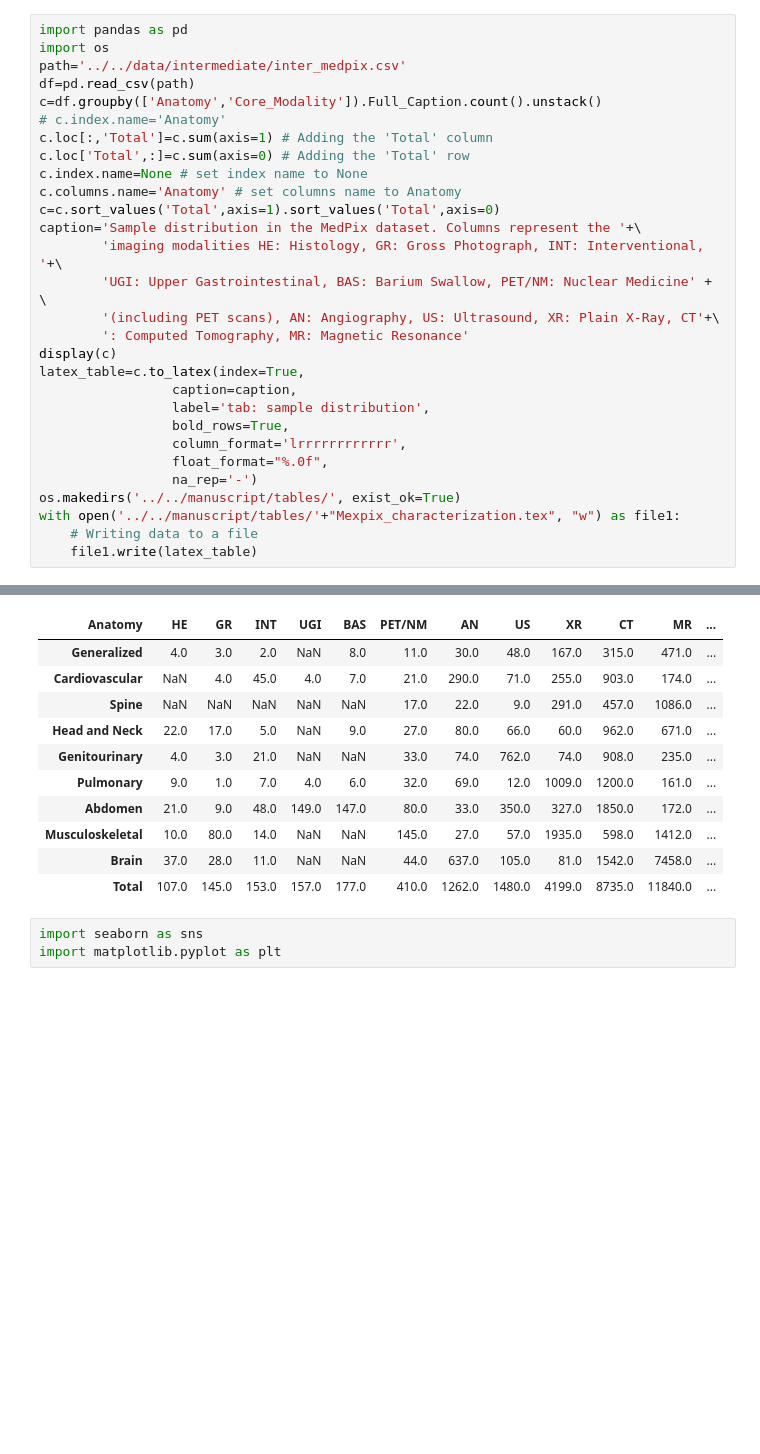
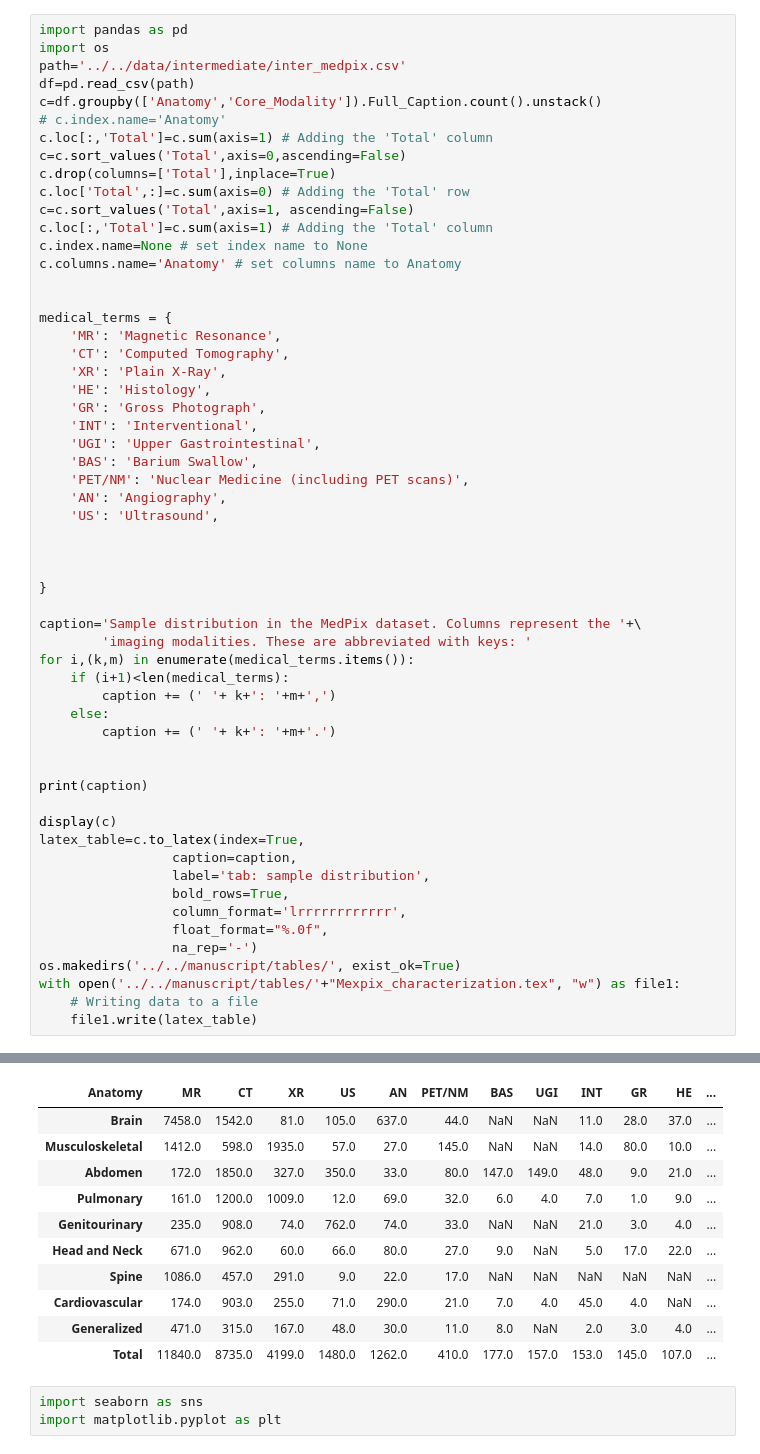
Before and after one commit to DanielVelaJ/MedClip, a Jupyter notebook: src/characterization/Medpix_Characterization.ipynb, the cells around one changed output, grey strips where cells are left out. Cells and saved outputs as stored; diff of their text form; blank space fills up the shorter version.

```diff
--- a/src/characterization/Medpix_Characterization.ipynb
+++ b/src/characterization/Medpix_Characterization.ipynb
@@ -6,15 +6,43 @@ df=pd.read_csv(path)
 c=df.groupby(['Anatomy','Core_Modality']).Full_Caption.count().unstack()
 # c.index.name='Anatomy'
 c.loc[:,'Total']=c.sum(axis=1) # Adding the 'Total' column
+c=c.sort_values('Total',axis=0,ascending=False)
+c.drop(columns=['Total'],inplace=True)
 c.loc['Total',:]=c.sum(axis=0) # Adding the 'Total' row
+c=c.sort_values('Total',axis=1, ascending=False)
+c.loc[:,'Total']=c.sum(axis=1) # Adding the 'Total' column
 c.index.name=None # set index name to None
 c.columns.name='Anatomy' # set columns name to Anatomy
-c=c.sort_values('Total',axis=1).sort_values('Total',axis=0)
+
+
+medical_terms = {
+    'MR': 'Magnetic Resonance',
+    'CT': 'Computed Tomography',
+    'XR': 'Plain X-Ray',
+    'HE': 'Histology',
+    'GR': 'Gross Photograph',
+    'INT': 'Interventional',
+    'UGI': 'Upper Gastrointestinal',
+    'BAS': 'Barium Swallow',
+    'PET/NM': 'Nuclear Medicine (including PET scans)',
+    'AN': 'Angiography',
+    'US': 'Ultrasound',
+
+
+
+}
+
 caption='Sample distribution in the MedPix dataset. Columns represent the '+\
-        'imaging modalities HE: Histology, GR: Gross Photograph, INT: Interventional, '+\
-        'UGI: Upper Gastrointestinal, BAS: Barium Swallow, PET/NM: Nuclear Medicine' + \
-        '(including PET scans), AN: Angiography, US: Ultrasound, XR: Plain X-Ray, CT'+\
-        ': Computed Tomography, MR: Magnetic Resonance'
+        'imaging modalities. These are abbreviated with keys: '
+for i,(k,m) in enumerate(medical_terms.items()):
+    if (i+1)<len(medical_terms):
+        caption += (' '+ k+': '+m+',')
+    else:
+        caption += (' '+ k+': '+m+'.')
+
+
+print(caption)
+
 display(c)
 latex_table=c.to_latex(index=True,
                  caption=caption,
@@ -31,14 +60,14 @@ with open('../../manuscript/tables/'+"Mexpix_characterization.tex", "w") as file
-| Anatomy | HE | GR | INT | UGI | BAS | PET/NM | AN | US | XR | CT | MR | ... |
-| Generalized | 4.0 | 3.0 | 2.0 | NaN | 8.0 | 11.0 | 30.0 | 48.0 | 167.0 | 315.0 | 471.0 | ... |
-| Cardiovascular | NaN | 4.0 | 45.0 | 4.0 | 7.0 | 21.0 | 290.0 | 71.0 | 255.0 | 903.0 | 174.0 | ... |
-| Spine | NaN | NaN | NaN | NaN | NaN | 17.0 | 22.0 | 9.0 | 291.0 | 457.0 | 1086.0 | ... |
-| Head and Neck | 22.0 | 17.0 | 5.0 | NaN | 9.0 | 27.0 | 80.0 | 66.0 | 60.0 | 962.0 | 671.0 | ... |
-| Genitourinary | 4.0 | 3.0 | 21.0 | NaN | NaN | 33.0 | 74.0 | 762.0 | 74.0 | 908.0 | 235.0 | ... |
-| Pulmonary | 9.0 | 1.0 | 7.0 | 4.0 | 6.0 | 32.0 | 69.0 | 12.0 | 1009.0 | 1200.0 | 161.0 | ... |
-| Abdomen | 21.0 | 9.0 | 48.0 | 149.0 | 147.0 | 80.0 | 33.0 | 350.0 | 327.0 | 1850.0 | 172.0 | ... |
-| Musculoskeletal | 10.0 | 80.0 | 14.0 | NaN | NaN | 145.0 | 27.0 | 57.0 | 1935.0 | 598.0 | 1412.0 | ... |
-| Brain | 37.0 | 28.0 | 11.0 | NaN | NaN | 44.0 | 637.0 | 105.0 | 81.0 | 1542.0 | 7458.0 | ... |
-| Total | 107.0 | 145.0 | 153.0 | 157.0 | 177.0 | 410.0 | 1262.0 | 1480.0 | 4199.0 | 8735.0 | 11840.0 | ... |
+| Anatomy | MR | CT | XR | US | AN | PET/NM | BAS | UGI | INT | GR | HE | ... |
+| Brain | 7458.0 | 1542.0 | 81.0 | 105.0 | 637.0 | 44.0 | NaN | NaN | 11.0 | 28.0 | 37.0 | ... |
+| Musculoskeletal | 1412.0 | 598.0 | 1935.0 | 57.0 | 27.0 | 145.0 | NaN | NaN | 14.0 | 80.0 | 10.0 | ... |
+| Abdomen | 172.0 | 1850.0 | 327.0 | 350.0 | 33.0 | 80.0 | 147.0 | 149.0 | 48.0 | 9.0 | 21.0 | ... |
+| Pulmonary | 161.0 | 1200.0 | 1009.0 | 12.0 | 69.0 | 32.0 | 6.0 | 4.0 | 7.0 | 1.0 | 9.0 | ... |
+| Genitourinary | 235.0 | 908.0 | 74.0 | 762.0 | 74.0 | 33.0 | NaN | NaN | 21.0 | 3.0 | 4.0 | ... |
+| Head and Neck | 671.0 | 962.0 | 60.0 | 66.0 | 80.0 | 27.0 | 9.0 | NaN | 5.0 | 17.0 | 22.0 | ... |
+| Spine | 1086.0 | 457.0 | 291.0 | 9.0 | 22.0 | 17.0 | NaN | NaN | NaN | NaN | NaN | ... |
+| Cardiovascular | 174.0 | 903.0 | 255.0 | 71.0 | 290.0 | 21.0 | 7.0 | 4.0 | 45.0 | 4.0 | NaN | ... |
+| Generalized | 471.0 | 315.0 | 167.0 | 48.0 | 30.0 | 11.0 | 8.0 | NaN | 2.0 | 3.0 | 4.0 | ... |
+| Total | 11840.0 | 8735.0 | 4199.0 | 1480.0 | 1262.0 | 410.0 | 177.0 | 157.0 | 153.0 | 145.0 | 107.0 | ... |
 # %%
 import seaborn as sns
 import matplotlib.pyplot as plt
```
Also changed, not shown: parts of 1 cell of this notebook, 2 other files.
